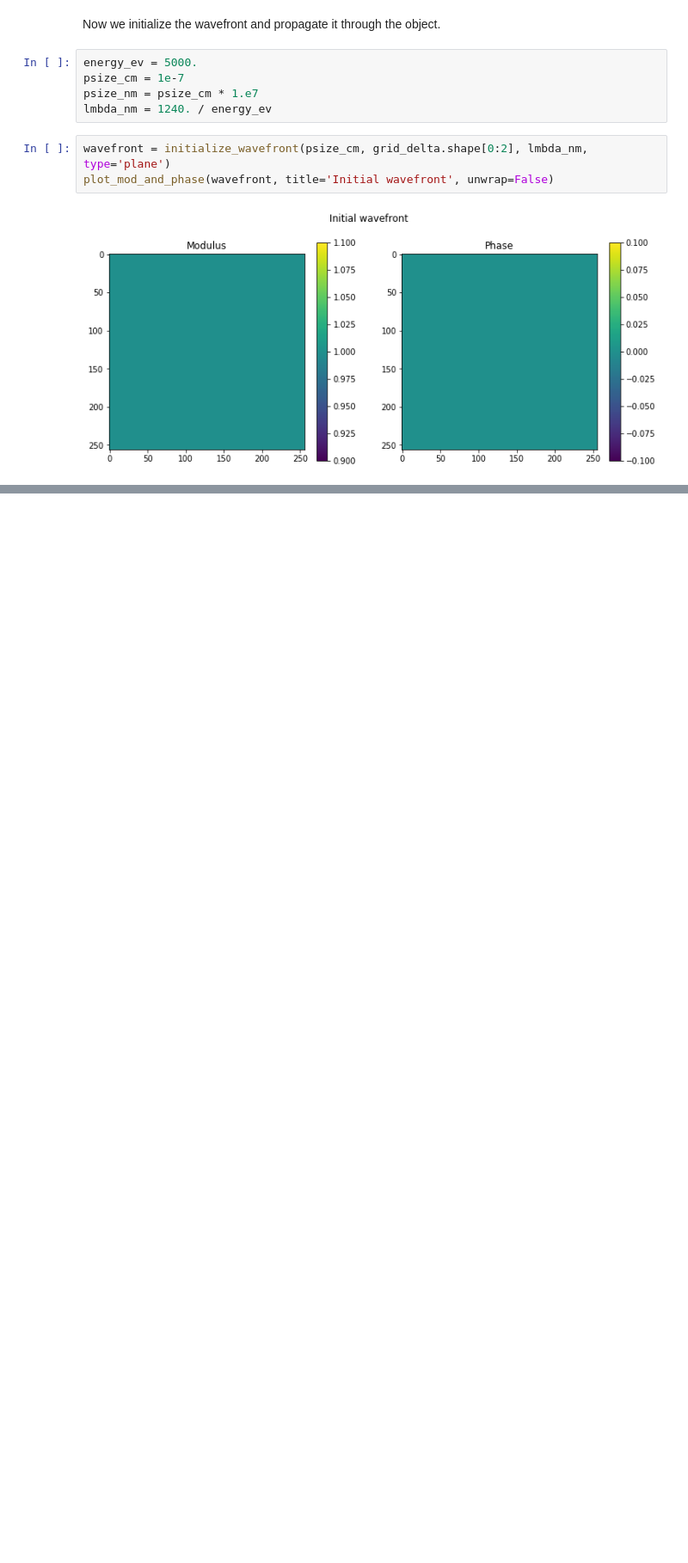
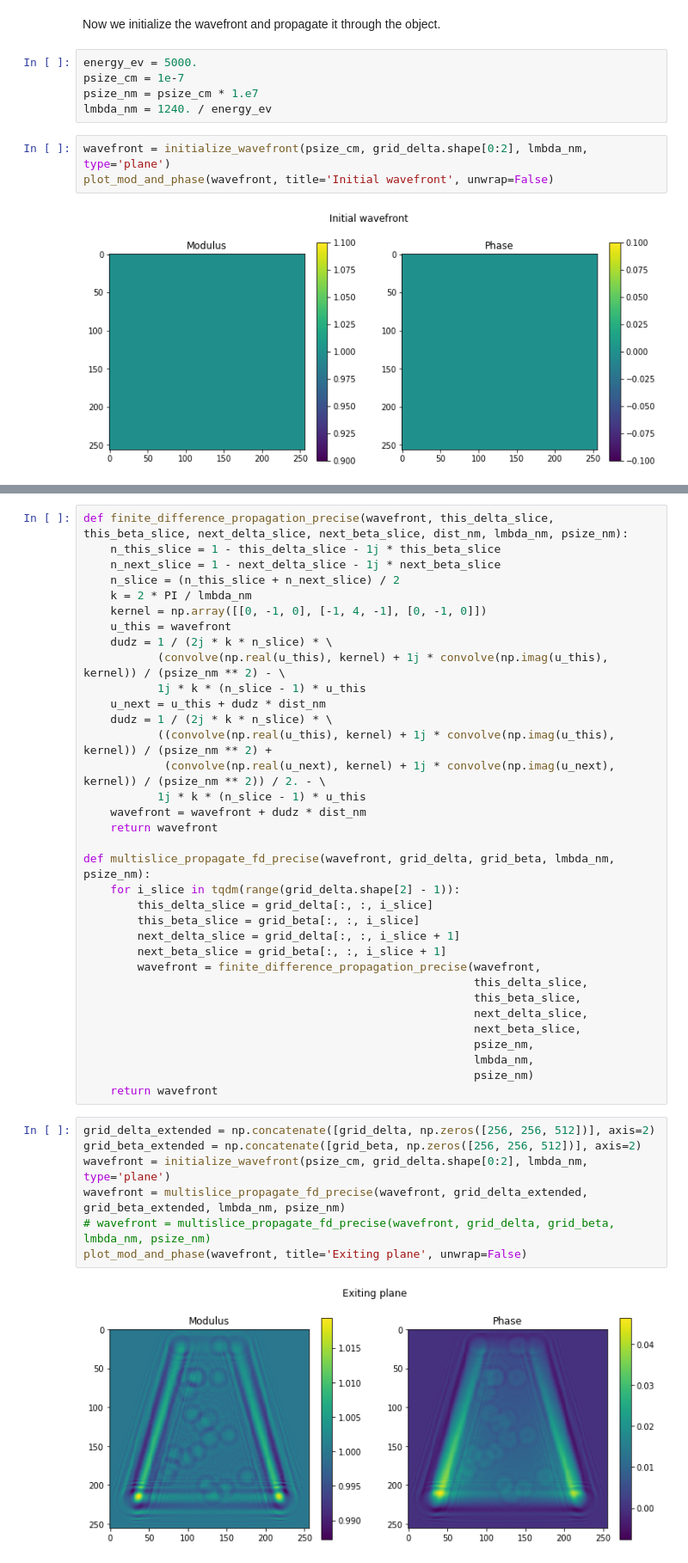
Before and after one commit to mdw771/instructive_ipython_notebooks, a Jupyter notebook: finite_difference_propagation.ipynb, the cells around one changed output, grey strips where cells are left out. Shown at 86% size. Drawn from its saved outputs; the diff is of its cells as text; blank space fills up the shorter version.

```diff
--- a/finite_difference_propagation.ipynb
+++ b/finite_difference_propagation.ipynb
@@ -113,0 +120,43 @@ plot_mod_and_phase(wavefront, title='Exiting plane', unwrap=False)
+# %%
+def finite_difference_propagation_precise(wavefront, this_delta_slice, this_beta_slice, next_delta_slice, next_beta_slice, dist_nm, lmbda_nm, psize_nm):
+    n_this_slice = 1 - this_delta_slice - 1j * this_beta_slice
+    n_next_slice = 1 - next_delta_slice - 1j * next_beta_slice
+    n_slice = (n_this_slice + n_next_slice) / 2
+    k = 2 * PI / lmbda_nm
+    kernel = np.array([[0, -1, 0], [-1, 4, -1], [0, -1, 0]])
+    u_this = wavefront
+    dudz = 1 / (2j * k * n_slice) * \
+           (convolve(np.real(u_this), kernel) + 1j * convolve(np.imag(u_this), kernel)) / (psize_nm ** 2) - \
+           1j * k * (n_slice - 1) * u_this
+    u_next = u_this + dudz * dist_nm
+    dudz = 1 / (2j * k * n_slice) * \
+           ((convolve(np.real(u_this), kernel) + 1j * convolve(np.imag(u_this), kernel)) / (psize_nm ** 2) +
+            (convolve(np.real(u_next), kernel) + 1j * convolve(np.imag(u_next), kernel)) / (psize_nm ** 2)) / 2. - \
+           1j * k * (n_slice - 1) * u_this
+    wavefront = wavefront + dudz * dist_nm
+    return wavefront
+
+def multislice_propagate_fd_precise(wavefront, grid_delta, grid_beta, lmbda_nm, psize_nm):
+    for i_slice in tqdm(range(grid_delta.shape[2] - 1)):
+        this_delta_slice = grid_delta[:, :, i_slice]
+        this_beta_slice = grid_beta[:, :, i_slice]
+        next_delta_slice = grid_delta[:, :, i_slice + 1]
+        next_beta_slice = grid_beta[:, :, i_slice + 1]
+        wavefront = finite_difference_propagation_precise(wavefront,
+                                                          this_delta_slice,
+                                                          this_beta_slice,
+                                                          next_delta_slice,
+                                                          next_beta_slice,
+                                                          psize_nm,
+                                                          lmbda_nm,
+                                                          psize_nm)
+    return wavefront
+# %%
+grid_delta_extended = np.concatenate([grid_delta, np.zeros([256, 256, 512])], axis=2)
+grid_beta_extended = np.concatenate([grid_beta, np.zeros([256, 256, 512])], axis=2)
+wavefront = initialize_wavefront(psize_cm, grid_delta.shape[0:2], lmbda_nm, type='plane')
+wavefront = multislice_propagate_fd_precise(wavefront, grid_delta_extended, grid_beta_extended, lmbda_nm, psize_nm)
+# wavefront = multislice_propagate_fd_precise(wavefront, grid_delta, grid_beta, lmbda_nm, psize_nm)
+plot_mod_and_phase(wavefront, title='Exiting plane', unwrap=False)
+# %% [output]
+[figure, added]
```
Also changed, not shown: parts of 4 cells of this notebook.
